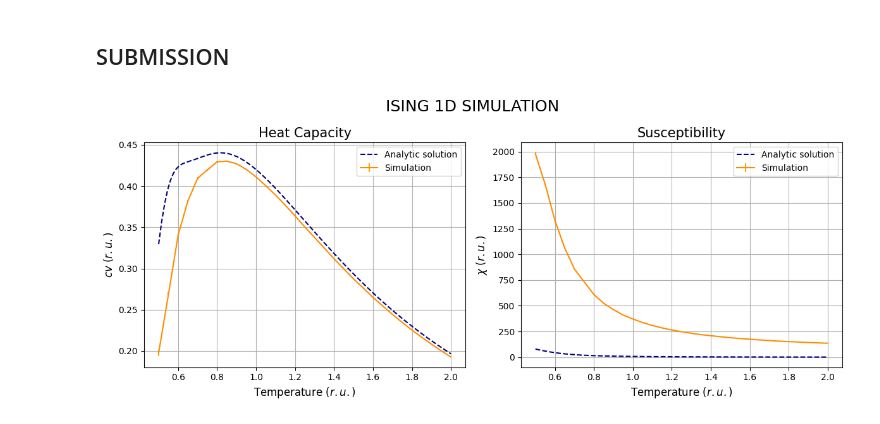
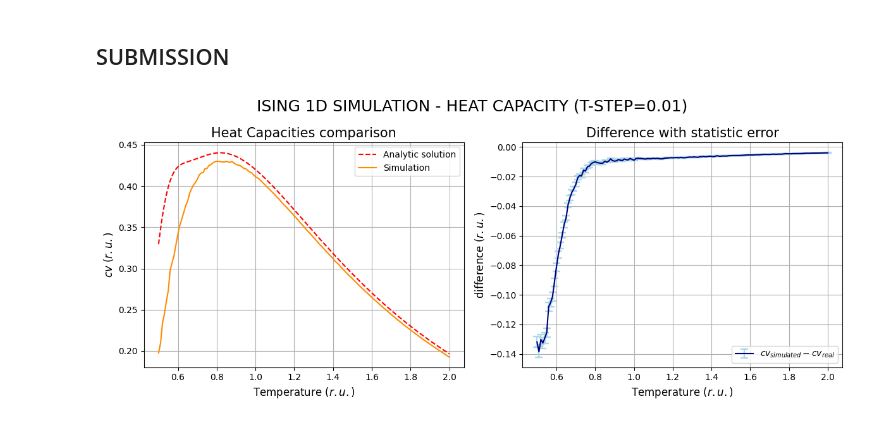
Before and after one commit to lazzerialberto/sim_numerica, a Jupyter notebook: lezione_6/LSN_Exercises_06.ipynb, the cells around one changed output. Cells and saved outputs as stored; diff of their text form; code cells hidden in the pictures.

```diff
--- a/lezione_6/LSN_Exercises_06.ipynb
+++ b/lezione_6/LSN_Exercises_06.ipynb
@@ -154,44 +180,25 @@ A Monte Carlo step will consist in trying to flip one time all the spins of the
 # %%
-import numpy as np
-import pandas as pd
-import matplotlib.pyplot as plt
-
-points=100
-T = np.linspace(0.5,2.0,num=points)
-beta = 1/T
-J = 1.0
-Ns = 50
-th = np.tanh(J/T)
-thN= th**Ns
-ch = 1/th
-heat=((beta*J)**2)*(((1+thN+(Ns-1)*(th**2)+(Ns-1)*(ch**2)*thN)/(1+thN))-Ns*((th+ch*thN)/(1+thN))**2)
-X = beta*np.exp(2*beta*J)*(1-thN)/(1+thN)
-
-cv_data=pd.read_fwf("./NSL_SIMULATOR/OUTPUT/specific_heat.dat").iloc[:, 1:]
-x_data=pd.read_fwf("./NSL_SIMULATOR/OUTPUT/susceptibility.dat").iloc[:, 1:]
-
 fig=plt.figure(figsize=(12,5))
 
 ax1 = fig.add_subplot(1,2,1)
-ax1.plot(T, heat,color='navy',linestyle="--",label=r'Analytic solution')
-ax1.errorbar(x=cv_data["TEMP:"],y=cv_data["CV_AVE:"],yerr=cv_data["ERROR:"],color='darkorange',ecolor='orange',label=r'Simulation')
-ax1.set_title(r"Heat Capacity",fontsize=15)
+ax1.plot(T, heat,color='r',linestyle="--",label=r'Analytic solution')
+ax1.plot(cv_data["TEMP:"],cv_data["CV_AVE:"],color='darkorange',label=r'Simulation')
+ax1.set_title(r"Heat Capacities comparison",fontsize=15)
 ax1.set_ylabel(r"$cv$ $(r.u.)$",fontsize=12)
 ax1.set_xlabel(r'Temperature $(r.u.)$',fontsize=12)
 ax1.grid(True)
 ax1.legend()
 
 ax2 = fig.add_subplot(1,2,2)
-ax2.plot(T, X,color='navy',linestyle="--",label=r'Analytic solution')
-ax2.errorbar(x=x_data["TEMP:"],y=x_data["X_AVE:"],yerr=x_data["ERROR:"],color='darkorange',ecolor='orange',label=r'Simulation')
-ax2.set_title(r"Susceptibility",fontsize=15)
-ax2.set_ylabel(r"$\chi$ $(r.u.)$",fontsize=12)
+ax2.errorbar(x=cv_data["TEMP:"],y=(cv_data["CV_AVE:"]-heat),yerr=cv_data["ERROR:"],color='navy',ecolor='lightblue',label=r'$cv_{simulated}-cv_{real}$',elinewidth=1.75, capsize=4, capthick=1.75)
+ax2.set_title(r"Difference with statistic error",fontsize=15)
+ax2.set_ylabel(r"difference $(r.u.)$",fontsize=12)
 ax2.set_xlabel(r'Temperature $(r.u.)$',fontsize=12)
 ax2.grid(True)
 ax2.legend()
 
-plt.suptitle(r"ISING 1D SIMULATION", fontsize=18)
+plt.suptitle(r"ISING 1D SIMULATION - HEAT CAPACITY (T-STEP=0.01)", fontsize=18)
 plt.tight_layout()
 plt.show()
 # %% [output]
-[figure, old version]
+[figure, new version]
```
Also changed, not shown: parts of 3 cells of this notebook, 13 other files.
